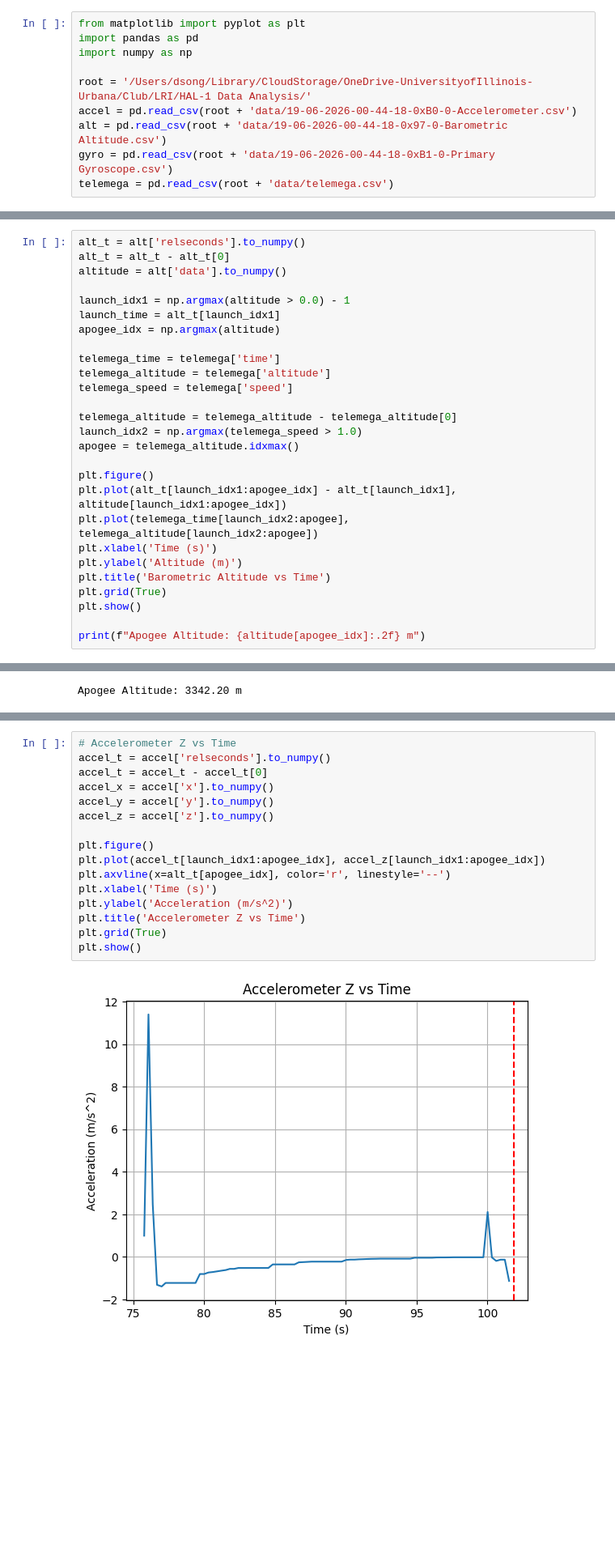
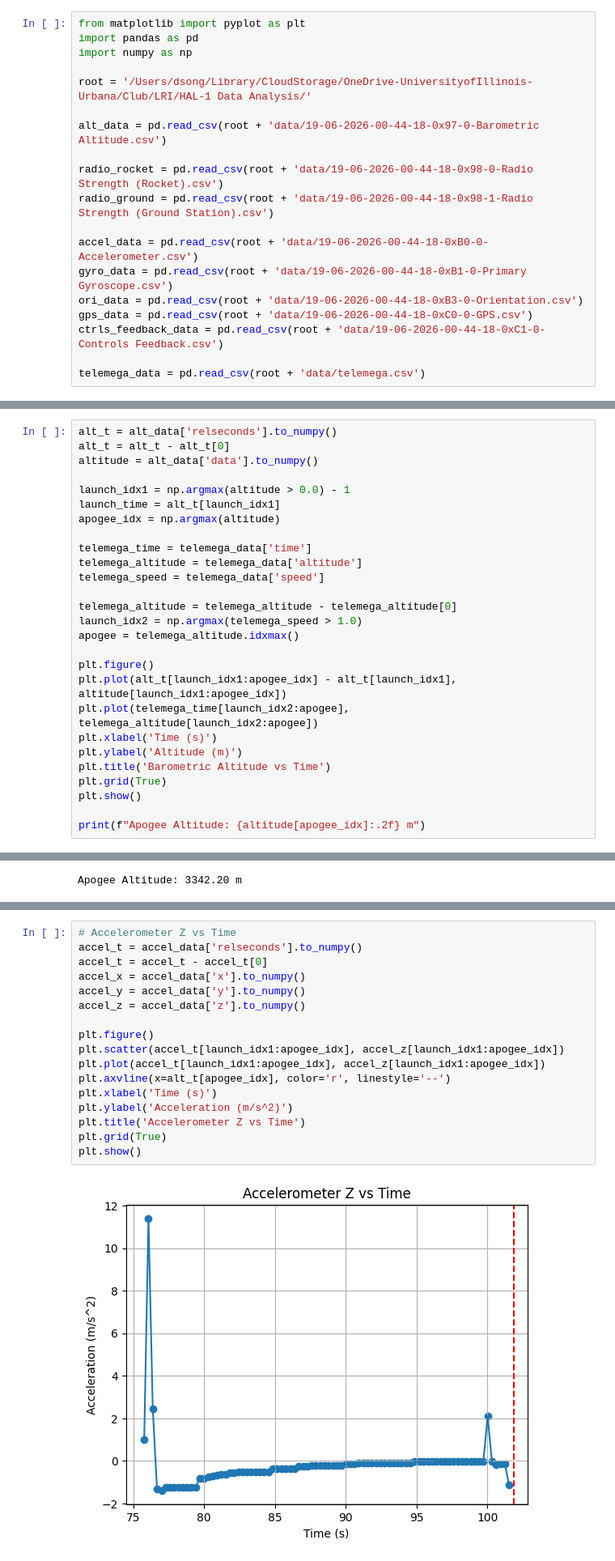
Before and after one commit to dssong2/HAL-1-Data-Analysis, a Jupyter notebook: analysis/dan_analysis.ipynb, the cells around one changed output, grey strips where cells are left out. Shown at 81% size. Saved outputs shown, nothing was run; the diff lists cells and outputs as text; blank space fills up the shorter version.

```diff
--- a/analysis/dan_analysis.ipynb
+++ b/analysis/dan_analysis.ipynb
@@ -4,7 +4,16 @@ import pandas as pd
 import numpy as np
 
 root = '/Users/dsong/Library/CloudStorage/OneDrive-UniversityofIllinois-Urbana/Club/LRI/HAL-1 Data Analysis/'
-accel = pd.read_csv(root + 'data/19-06-2026-00-44-18-0xB0-0-Accelerometer.csv')
-alt = pd.read_csv(root + 'data/19-06-2026-00-44-18-0x97-0-Barometric Altitude.csv')
-gyro = pd.read_csv(root + 'data/19-06-2026-00-44-18-0xB1-0-Primary Gyroscope.csv')
-telemega = pd.read_csv(root + 'data/telemega.csv')
+
+alt_data = pd.read_csv(root + 'data/19-06-2026-00-44-18-0x97-0-Barometric Altitude.csv')
+
+radio_rocket = pd.read_csv(root + 'data/19-06-2026-00-44-18-0x98-0-Radio Strength (Rocket).csv')
+radio_ground = pd.read_csv(root + 'data/19-06-2026-00-44-18-0x98-1-Radio Strength (Ground Station).csv')
+
+accel_data = pd.read_csv(root + 'data/19-06-2026-00-44-18-0xB0-0-Accelerometer.csv')
+gyro_data = pd.read_csv(root + 'data/19-06-2026-00-44-18-0xB1-0-Primary Gyroscope.csv')
+ori_data = pd.read_csv(root + 'data/19-06-2026-00-44-18-0xB3-0-Orientation.csv')
+gps_data = pd.read_csv(root + 'data/19-06-2026-00-44-18-0xC0-0-GPS.csv')
+ctrls_feedback_data = pd.read_csv(root + 'data/19-06-2026-00-44-18-0xC1-0-Controls Feedback.csv')
+
+telemega_data = pd.read_csv(root + 'data/telemega.csv')
@@ -11,15 +375,15 @@ telemega = pd.read_csv(root + 'data/telemega.csv')
 # %%
-alt_t = alt['relseconds'].to_numpy()
+alt_t = alt_data['relseconds'].to_numpy()
 alt_t = alt_t - alt_t[0]
-altitude = alt['data'].to_numpy()
+altitude = alt_data['data'].to_numpy()
 
 launch_idx1 = np.argmax(altitude > 0.0) - 1
 launch_time = alt_t[launch_idx1]
 apogee_idx = np.argmax(altitude)
 
-telemega_time = telemega['time']
-telemega_altitude = telemega['altitude']
-telemega_speed = telemega['speed']
+telemega_time = telemega_data['time']
+telemega_altitude = telemega_data['altitude']
+telemega_speed = telemega_data['speed']
 
 telemega_altitude = telemega_altitude - telemega_altitude[0]
 launch_idx2 = np.argmax(telemega_speed > 1.0)
@@ -124,19 +487,20 @@ plt.show()
 [figure]
 # %%
 # Accelerometer Z vs Time
-accel_t = accel['relseconds'].to_numpy()
+accel_t = accel_data['relseconds'].to_numpy()
 accel_t = accel_t - accel_t[0]
-accel_x = accel['x'].to_numpy()
-accel_y = accel['y'].to_numpy()
-accel_z = accel['z'].to_numpy()
+accel_x = accel_data['x'].to_numpy()
+accel_y = accel_data['y'].to_numpy()
+accel_z = accel_data['z'].to_numpy()
 
 plt.figure()
+plt.scatter(accel_t[launch_idx1:apogee_idx], accel_z[launch_idx1:apogee_idx])
 plt.plot(accel_t[launch_idx1:apogee_idx], accel_z[launch_idx1:apogee_idx])
 plt.axvline(x=alt_t[apogee_idx], color='r', linestyle='--')
 plt.xlabel('Time (s)')
 plt.ylabel('Acceleration (m/s^2)')
 plt.title('Accelerometer Z vs Time')
 plt.grid(True)
 plt.show()
 # %% [output]
-[figure, old version]
+[figure, new version]
```
Also changed, not shown: parts of 23 cells of this notebook, 8 other files.
